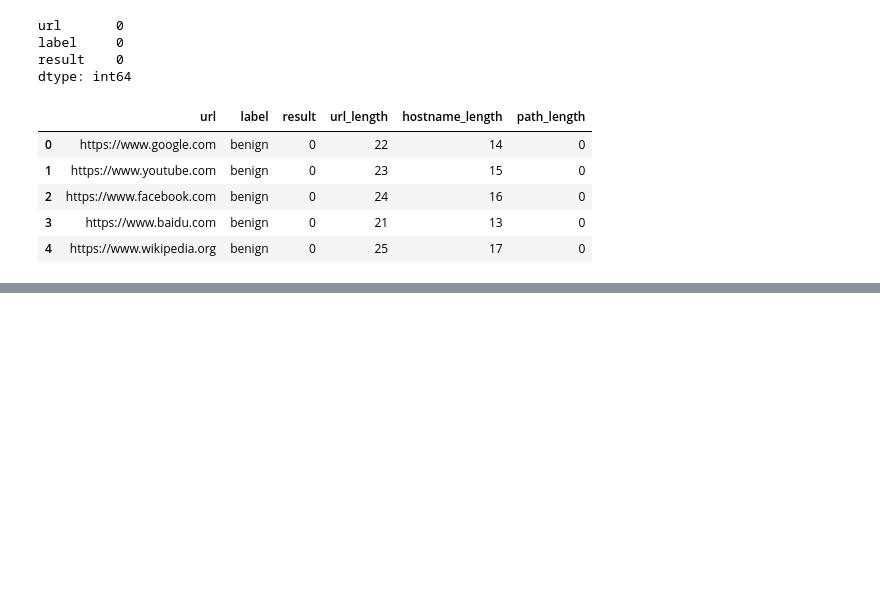
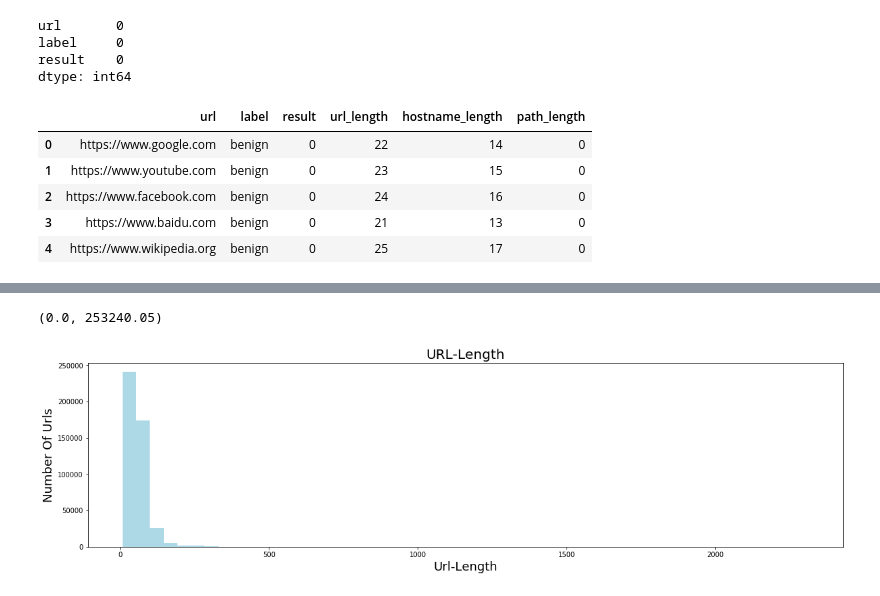
Before and after one commit to plamengj/Detecting-Malicious-URLs, a Jupyter notebook: Detecting_malicious_URLs.ipynb, the cells around one changed output, grey strips where cells are left out. Saved outputs shown, nothing was run; the diff lists cells and outputs as text; code cells hidden in the pictures; blank space fills up the shorter version.

```diff
--- a/Detecting_malicious_URLs.ipynb
+++ b/Detecting_malicious_URLs.ipynb
@@ -66,0 +212,10 @@ urldata.head()
+# %%
+plt.figure(figsize=(20,5))
+plt.hist(urldata['url_length'],bins=50,color='LightBlue')
+plt.title("URL-Length",fontsize=20)
+plt.xlabel("Url-Length",fontsize=18)
+plt.ylabel("Number Of Urls",fontsize=18)
+plt.ylim()
+# %% [output]
+(0.0, 253240.05)
+[figure, added]
```
Also changed, not shown: parts of 29 cells of this notebook.
